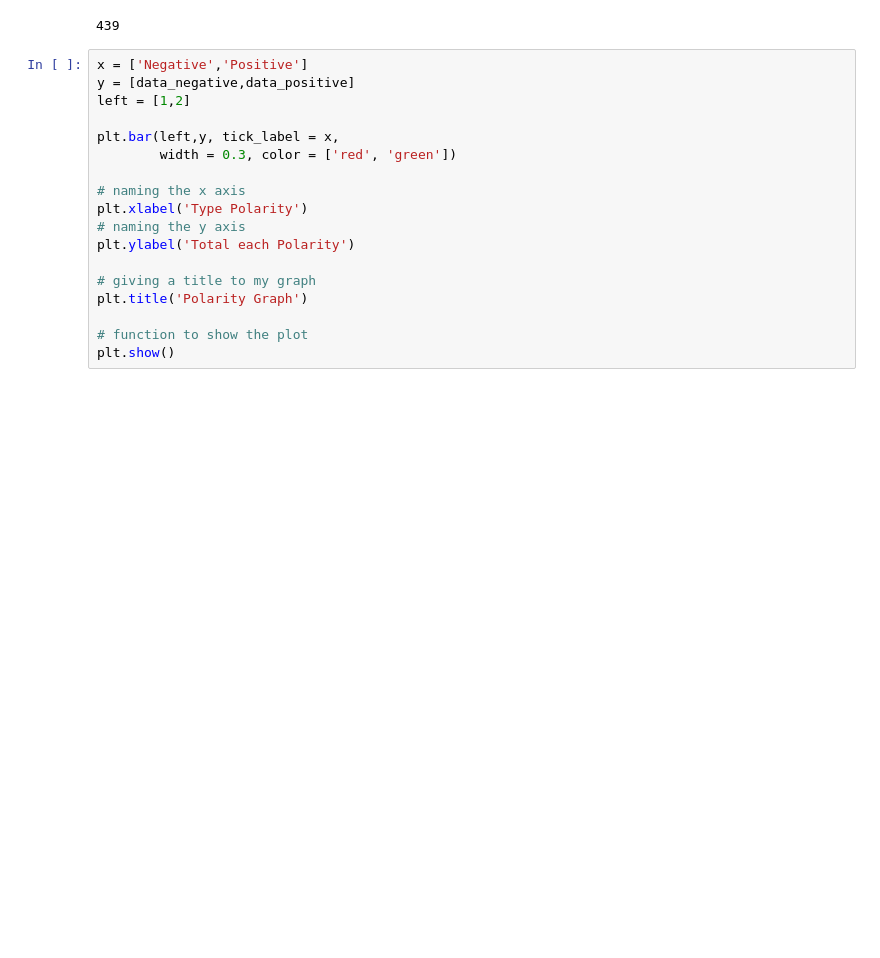
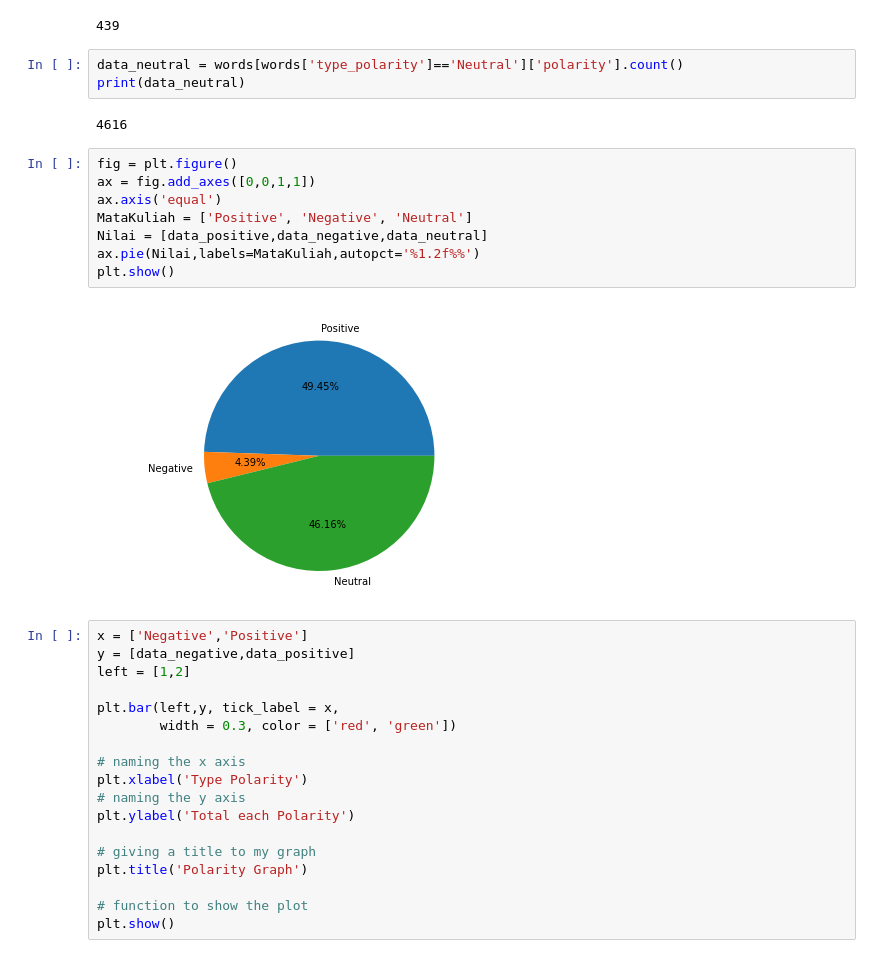
Before and after one commit to PutriYohana/sentiment_analisis04, a Jupyter notebook: Analyisis_Sentimen_With_Spark_Text_Blob.ipynb, the cells around one changed output. Saved outputs shown, nothing was run; the diff lists cells and outputs as text; blank space fills up the shorter version.

```diff
--- a/Analyisis_Sentimen_With_Spark_Text_Blob.ipynb
+++ b/Analyisis_Sentimen_With_Spark_Text_Blob.ipynb
@@ -181,6 +182,21 @@ data_negative = words[words['type_polarity']=='Negative']['polarity'].count()
 print(data_negative)
 # %% [output]
 439
+# %%
+data_neutral = words[words['type_polarity']=='Neutral']['polarity'].count()
+print(data_neutral)
+# %% [output]
+4616
+# %%
+fig = plt.figure()
+ax = fig.add_axes([0,0,1,1])
+ax.axis('equal')
+MataKuliah = ['Positive', 'Negative', 'Neutral']
+Nilai = [data_positive,data_negative,data_neutral]
+ax.pie(Nilai,labels=MataKuliah,autopct='%1.2f%%')
+plt.show()
+# %% [output]
+[figure, added]
 # %%
 x = ['Negative','Positive']
 y = [data_negative,data_positive]
```
Also changed, not shown: parts of 2 cells of this notebook, 1 other file.
